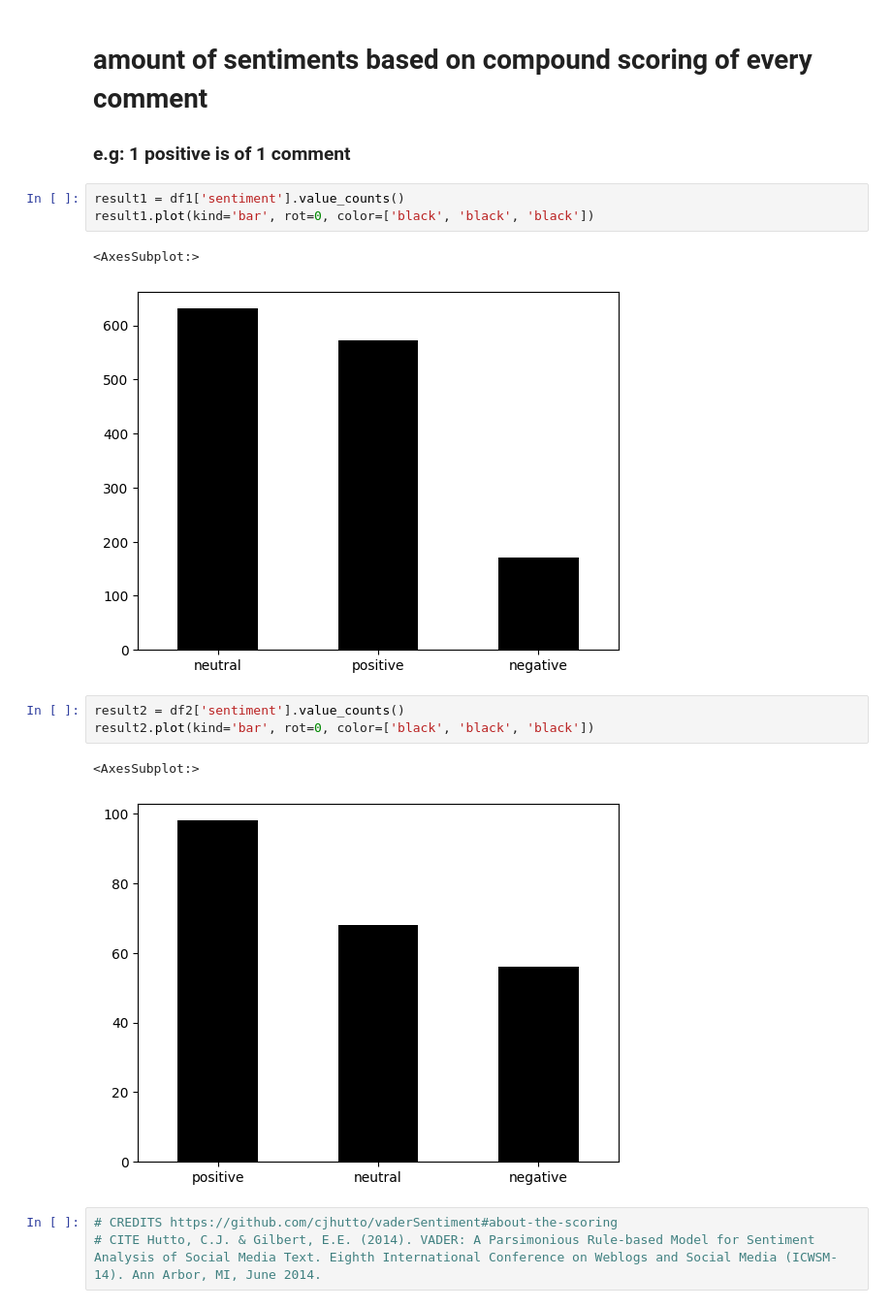
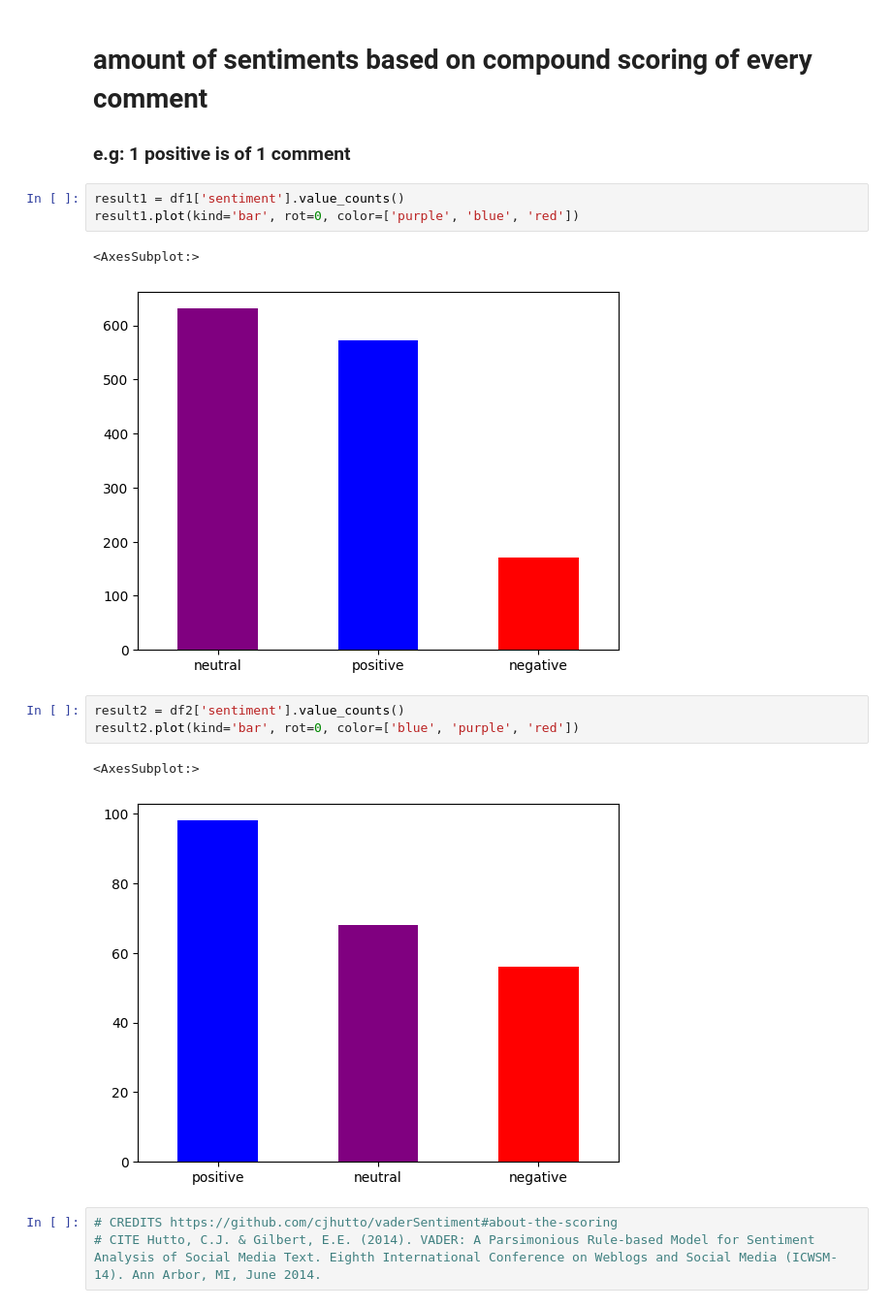
Before and after one commit to awaubreyw/aubrey_dissertation, a Jupyter notebook: src/get_sentiment_vader.ipynb, the cells around one changed output. Shown at 97% size. Drawn from its saved outputs; the diff is of its cells as text.

```diff
--- a/src/get_sentiment_vader.ipynb
+++ b/src/get_sentiment_vader.ipynb
@@ -412,16 +431,16 @@ plt.show()
 ### e.g: 1 positive is of 1 comment
 # %%
 result1 = df1['sentiment'].value_counts()
-result1.plot(kind='bar', rot=0, color=['black', 'black', 'black'])
+result1.plot(kind='bar', rot=0, color=['purple', 'blue', 'red'])
 # %% [output]
 <AxesSubplot:>
-[figure, old version]
+[figure, new version]
 # %%
 result2 = df2['sentiment'].value_counts()
-result2.plot(kind='bar', rot=0, color=['black', 'black', 'black'])
+result2.plot(kind='bar', rot=0, color=['blue', 'purple', 'red'])
 # %% [output]
 <AxesSubplot:>
-[figure, old version]
+[figure, new version]
 # %%
 # CREDITS https://github.com/cjhutto/vaderSentiment#about-the-scoring
 # CITE Hutto, C.J. & Gilbert, E.E. (2014). VADER: A Parsimonious Rule-based Model for Sentiment Analysis of Social Media Text. Eighth International Conference on Weblogs and Social Media (ICWSM-14). Ann Arbor, MI, June 2014.
```
Also changed, not shown: parts of 9 cells of this notebook, 1 other file.
